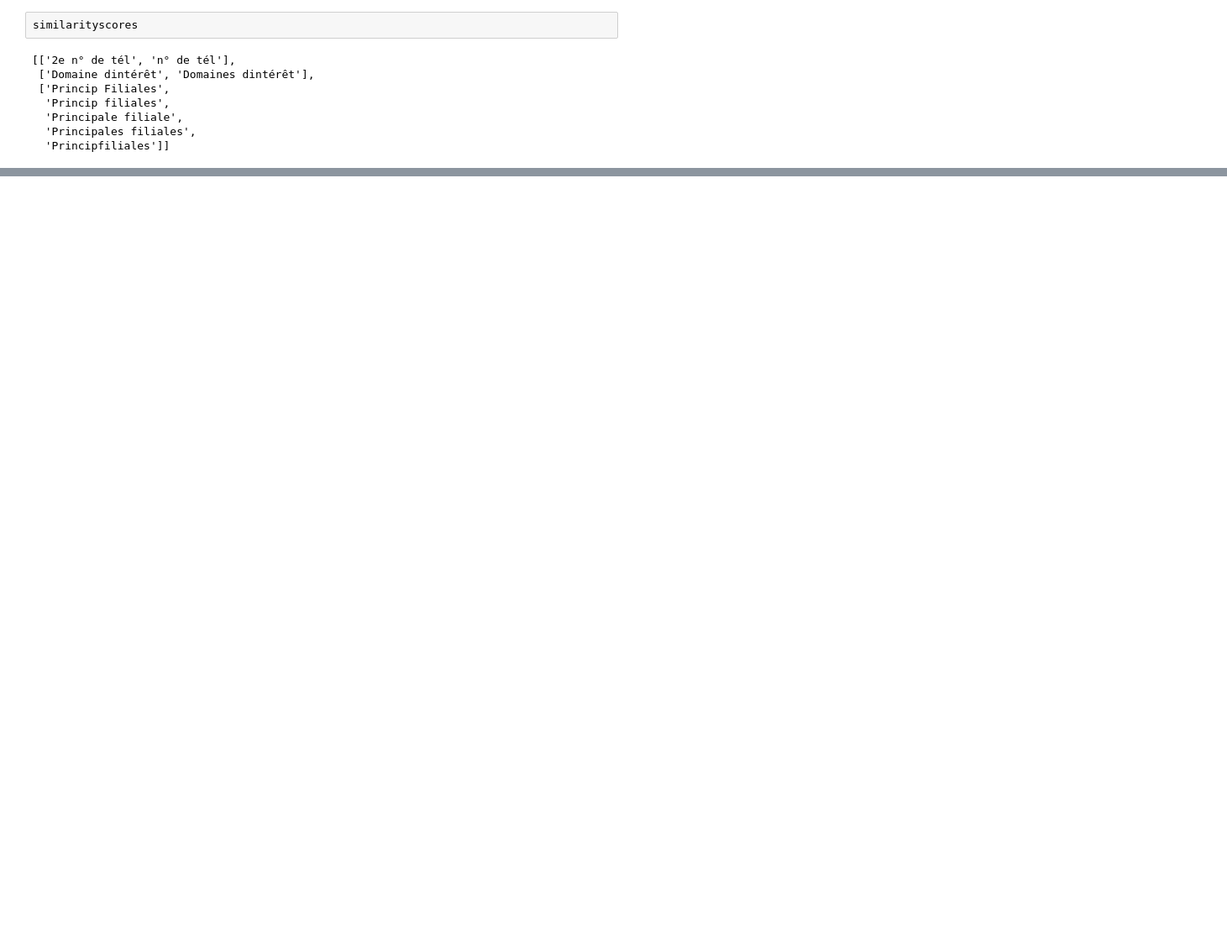
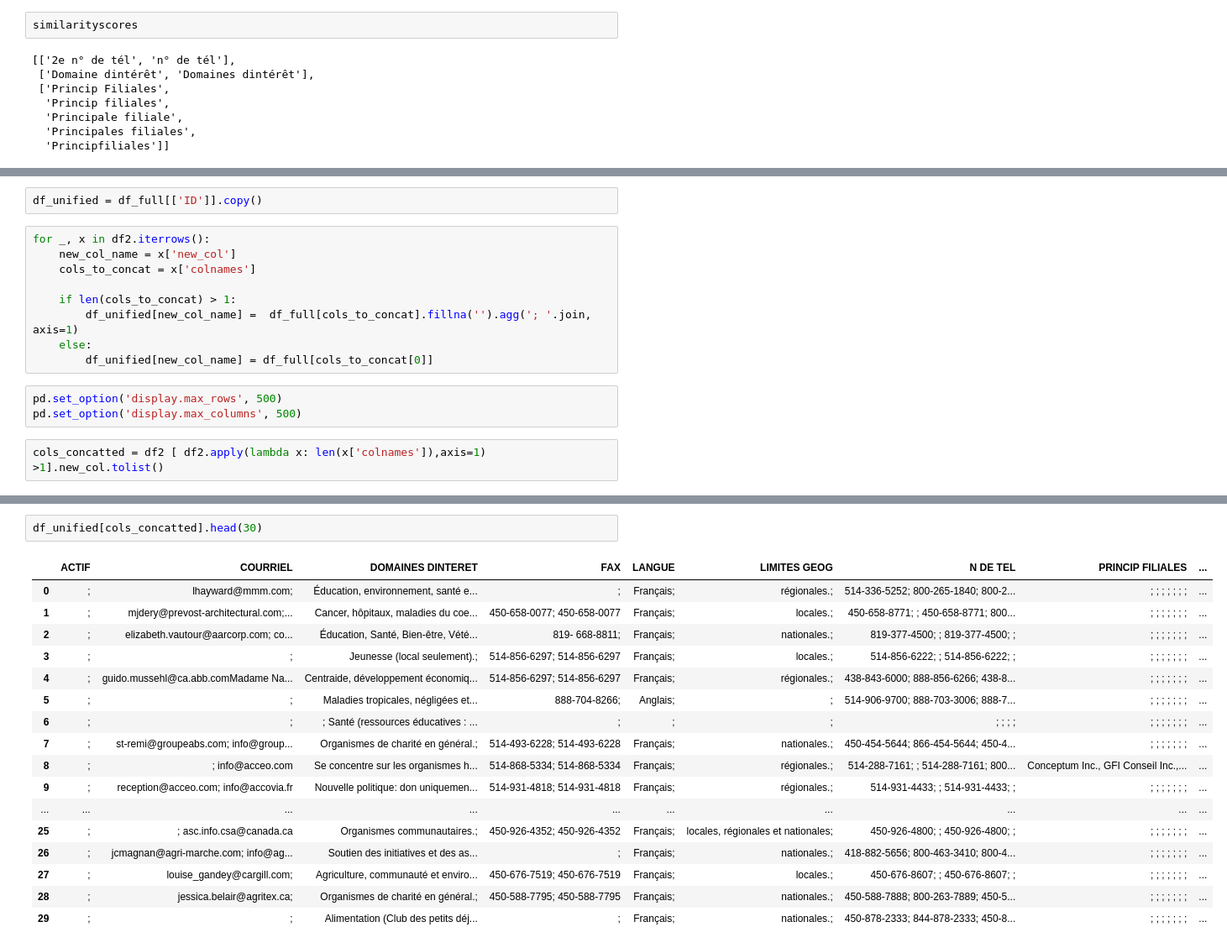
Before and after one commit to carlosfg97/Kurling4Kids, a Jupyter notebook: pdfextract_v1.ipynb, the cells around one changed output, grey strips where cells are left out. Shown at 84% size. Cells and saved outputs as stored; diff of their text form; blank space fills up the shorter version.

```diff
--- a/pdfextract_v1.ipynb
+++ b/pdfextract_v1.ipynb
@@ -350,0 +357,16 @@ KeyboardInterrupt: Interrupted by user
+# %%
+df_unified = df_full[['ID']].copy()
+# %%
+for _, x in df2.iterrows():
+    new_col_name = x['new_col']
+    cols_to_concat = x['colnames']
+
+    if len(cols_to_concat) > 1:
+        df_unified[new_col_name] =  df_full[cols_to_concat].fillna('').agg('; '.join, axis=1)
+    else:
+        df_unified[new_col_name] = df_full[cols_to_concat[0]]
+# %%
+pd.set_option('display.max_rows', 500)
+pd.set_option('display.max_columns', 500)
+# %%
+cols_concatted = df2 [ df2.apply(lambda x: len(x['colnames']),axis=1) >1].new_col.tolist()
@@ -350,0 +393,20 @@ KeyboardInterrupt: Interrupted by user
+# %%
+df_unified[cols_concatted].head(30)
+# %% [output]
+|  | ACTIF | COURRIEL | DOMAINES DINTERET | FAX | LANGUE | LIMITES GEOG | N DE TEL | PRINCIP FILIALES | ... |
+| 0 | ; | lhayward@mmm.com; | Éducation, environnement, santé e... | ; | Français; | régionales.; | 514-336-5252; 800-265-1840; 800-2... | ; ; ; ; ; ; ; | ... |
+| 1 | ; | mjdery@prevost-architectural.com;... | Cancer, hôpitaux, maladies du coe... | 450-658-0077; 450-658-0077 | Français; | locales.; | 450-658-8771; ; 450-658-8771; 800... | ; ; ; ; ; ; ; | ... |
+| 2 | ; | elizabeth.vautour@aarcorp.com; co... | Éducation, Santé, Bien-être, Vété... | 819- 668-8811; | Français; | nationales.; | 819-377-4500; ; 819-377-4500; ; | ; ; ; ; ; ; ; | ... |
+| 3 | ; | ; | Jeunesse (local seulement).; | 514-856-6297; 514-856-6297 | Français; | locales.; | 514-856-6222; ; 514-856-6222; ; | ; ; ; ; ; ; ; | ... |
+| 4 | ; | guido.mussehl@ca.abb.comMadame Na... | Centraide, développement économiq... | 514-856-6297; 514-856-6297 | Français; | régionales.; | 438-843-6000; 888-856-6266; 438-8... | ; ; ; ; ; ; ; | ... |
+| 5 | ; | ; | Maladies tropicales, négligées et... | 888-704-8266; | Anglais; | ; | 514-906-9700; 888-703-3006; 888-7... | ; ; ; ; ; ; ; | ... |
+| 6 | ; | ; | ; Santé (ressources éducatives : ... | ; | ; | ; | ; ; ; ; | ; ; ; ; ; ; ; | ... |
+| 7 | ; | st-remi@groupeabs.com; info@group... | Organismes de charité en général.; | 514-493-6228; 514-493-6228 | Français; | nationales.; | 450-454-5644; 866-454-5644; 450-4... | ; ; ; ; ; ; ; | ... |
+| 8 | ; | ; info@acceo.com | Se concentre sur les organismes h... | 514-868-5334; 514-868-5334 | Français; | régionales.; | 514-288-7161; ; 514-288-7161; 800... | Conceptum Inc., GFI Conseil Inc.,... | ... |
+| 9 | ; | reception@acceo.com; info@accovia.fr | Nouvelle politique: don uniquemen... | 514-931-4818; 514-931-4818 | Français; | régionales.; | 514-931-4433; ; 514-931-4433; ; | ; ; ; ; ; ; ; | ... |
+| ... | ... | ... | ... | ... | ... | ... | ... | ... | ... |
+| 25 | ; | ; asc.info.csa@canada.ca | Organismes communautaires.; | 450-926-4352; 450-926-4352 | Français; | locales, régionales et nationales; | 450-926-4800; ; 450-926-4800; ; | ; ; ; ; ; ; ; | ... |
+| 26 | ; | jcmagnan@agri-marche.com; info@ag... | Soutien des initiatives et des as... | ; | Français; | nationales.; | 418-882-5656; 800-463-3410; 800-4... | ; ; ; ; ; ; ; | ... |
+| 27 | ; | louise_gandey@cargill.com; | Agriculture, communauté et enviro... | 450-676-7519; 450-676-7519 | Français; | locales.; | 450-676-8607; ; 450-676-8607; ; | ; ; ; ; ; ; ; | ... |
+| 28 | ; | jessica.belair@agritex.ca; | Organismes de charité en général.; | 450-588-7795; 450-588-7795 | Français; | nationales.; | 450-588-7888; 800-263-7889; 450-5... | ; ; ; ; ; ; ; | ... |
+| 29 | ; | ; | Alimentation (Club des petits déj... | ; | Français; | nationales.; | 450-878-2333; 844-878-2333; 450-8... | ; ; ; ; ; ; ; | ... |
```
Also changed, not shown: parts of 10 cells of this notebook, 2 other files.
